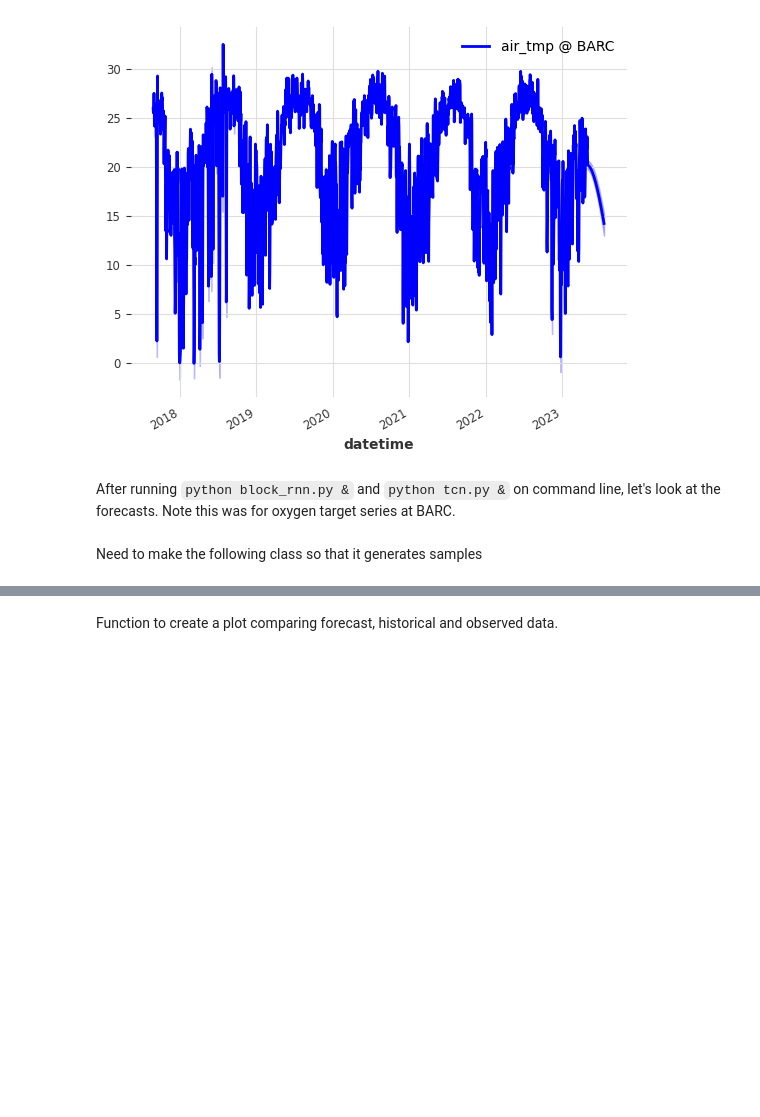
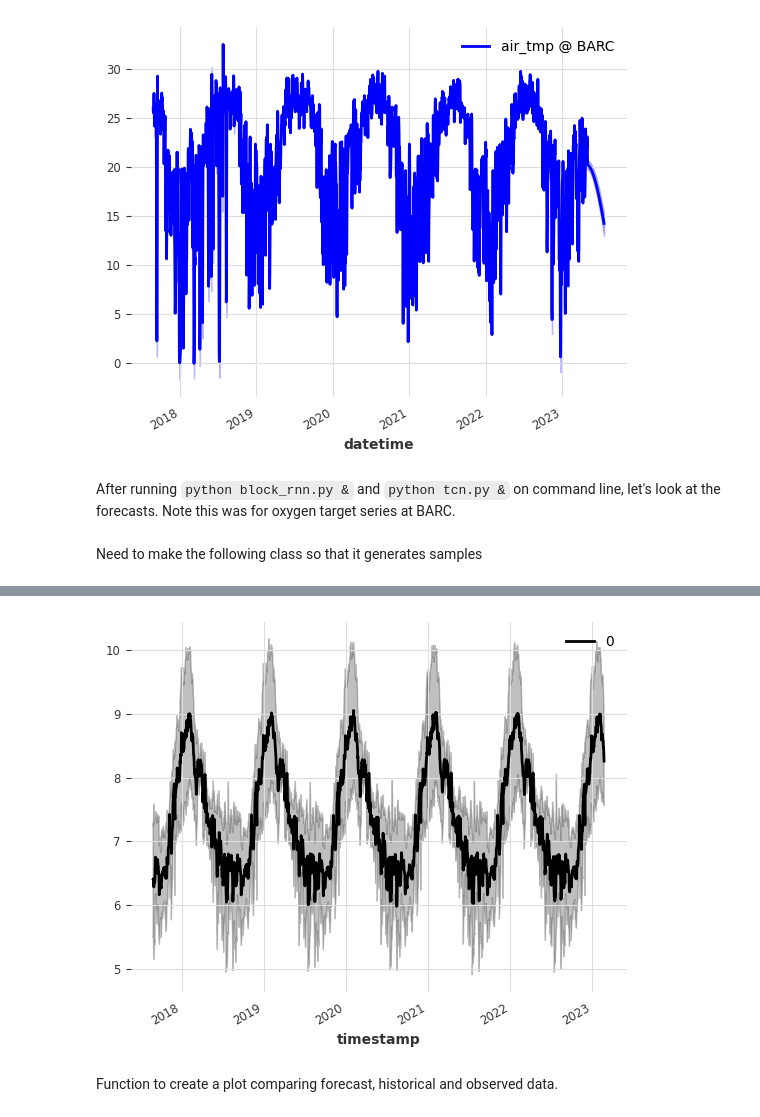
Before and after one commit to boettiger-lab/neon4cast-darts-submit, a Jupyter notebook: scoring_exploration.ipynb, the cells around one changed output, grey strips where cells are left out. Drawn from its saved outputs; the diff is of its cells as text; code cells hidden in the pictures; blank space fills up the shorter version.

```diff
--- a/scoring_exploration.ipynb
+++ b/scoring_exploration.ipynb
@@ -126,6 +172,18 @@ class HistoricalForecaster():
                          alpha=0.2,)
         fig.autofmt_xdate()
         plt.legend()
+# %%
+historical_model = HistoricalForecaster(data_preprocessor=data_preprocessor,
+                          output_csv_name="historical_forecaster_output.csv",
+                          validation_split_date="2023-02-26",
+                          forecast_horizon=30,
+                          site_id="BARC",
+                          target_variable="oxygen")
+historical_model.make_forecasts()
+historical_model.historical_forecasts()
+historical_model.historical_forecast.plot()
+# %% [output]
+[figure, added]
 # %%
 historical_model = HistoricalForecaster(data_preprocessor=data_preprocessor,
                           output_csv_name="historical_forecaster_output.csv",
```
Also changed, not shown: parts of 14 cells of this notebook.
